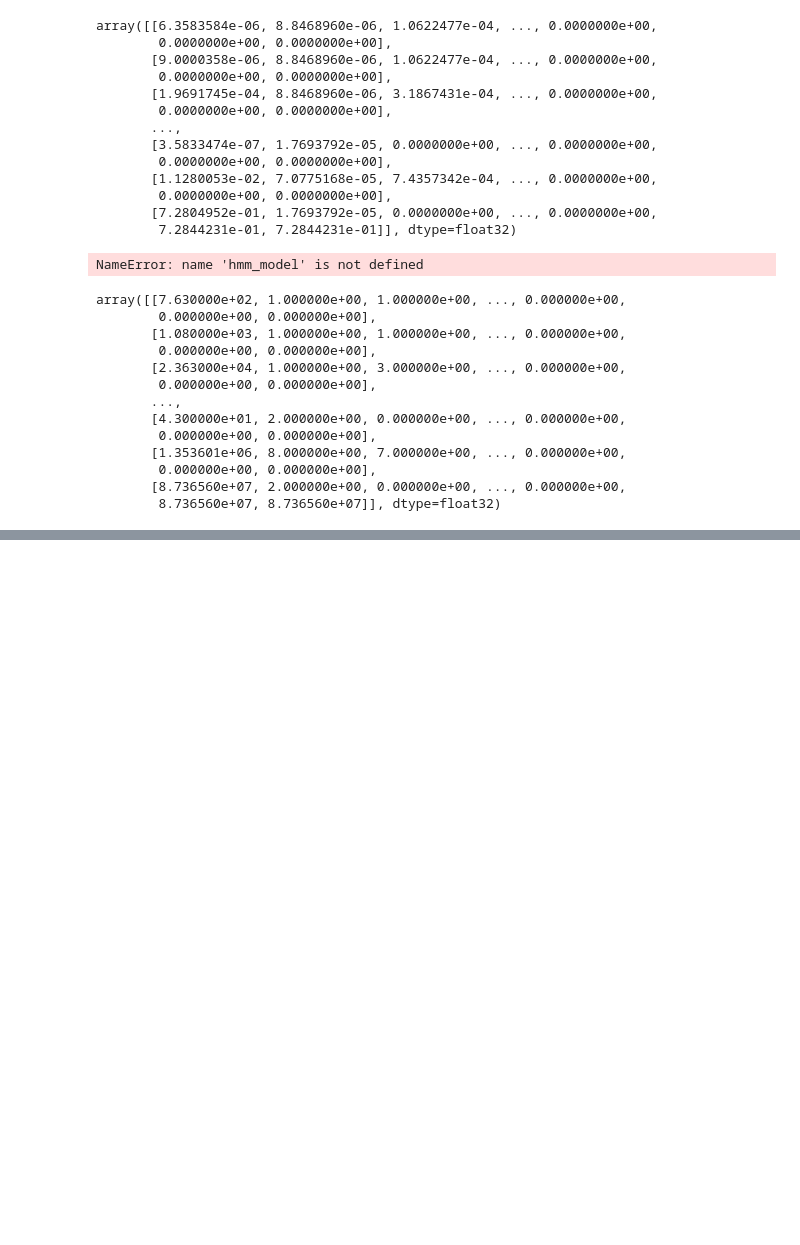
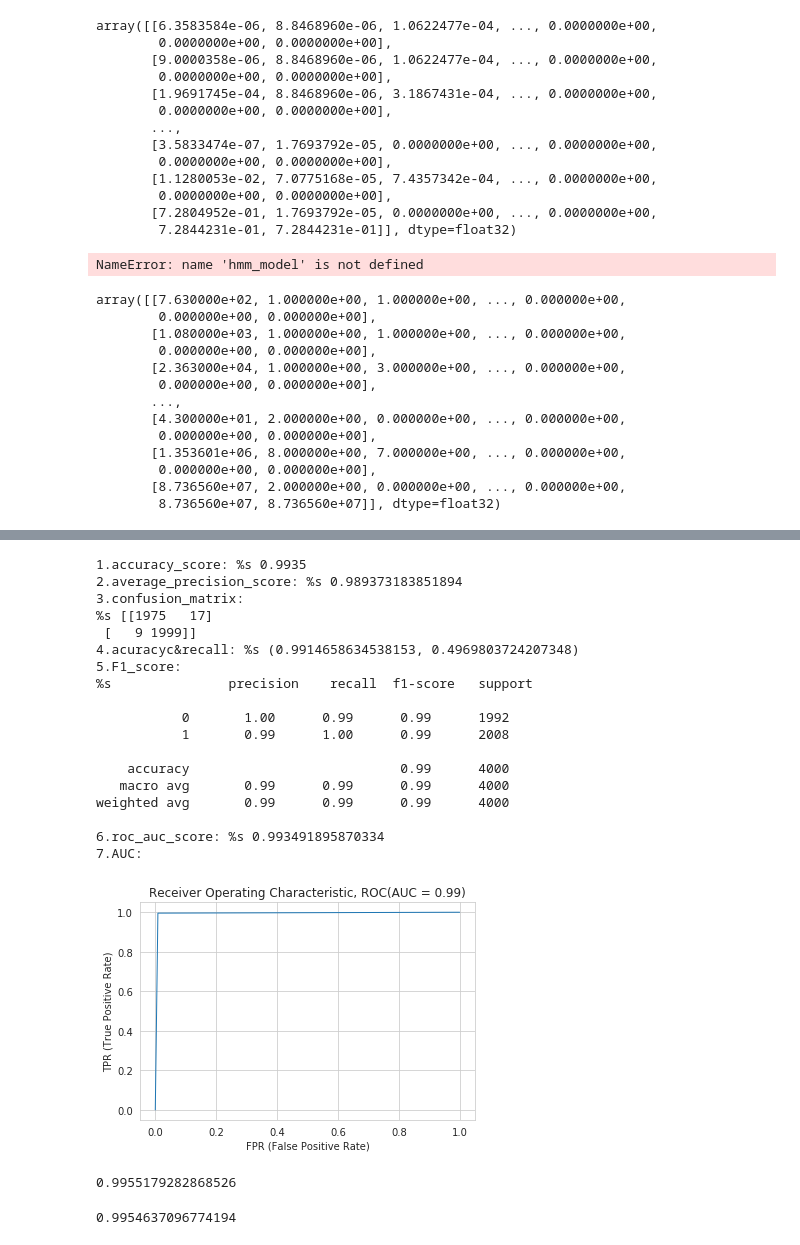
Before and after one commit to lealb/ml_by_python, a Jupyter notebook: study/ddos/ddos_analysize.ipynb, the cells around one changed output, grey strips where cells are left out. Cells and saved outputs as stored; diff of their text form; code cells hidden in the pictures; blank space fills up the shorter version.

```diff
--- a/study/ddos/ddos_analysize.ipynb
+++ b/study/ddos/ddos_analysize.ipynb
@@ -734,0 +704,21 @@ array([[7.630000e+02, 1.000000e+00, 1.000000e+00, ..., 0.000000e+00,
+# %%
+from sklearn.tree import DecisionTreeClassifier
+# entropy
+dt_entropy = DecisionTreeClassifier(criterion='entropy',
+                                  splitter='best',
+                                  max_depth=5,
+                                  min_samples_split=2,
+                                  min_samples_leaf=1,
+                                  min_weight_fraction_leaf=0.0,
+                                  max_features=None,
+                                  random_state=None,
+                                  max_leaf_nodes=None,
+                                  min_impurity_decrease=0.0,
+                                  min_impurity_split=None,
+                                  class_weight=None,
+                                  presort=False)
+# %%
+%%time
+dt_entropy.fit(dt_X_train, dt_y_train)
+y_pred_e = dt_entropy.predict(dt_X_test)
+y_pred_e[:10]
@@ -734,0 +729,31 @@ array([[7.630000e+02, 1.000000e+00, 1.000000e+00, ..., 0.000000e+00,
+# %%
+get_evaluation_index(dt_y_test,y_pred_e)
+# %% [output]
+1.accuracy_score: %s 0.9935
+2.average_precision_score: %s 0.989373183851894
+3.confusion_matrix:
+%s [[1975   17]
+ [   9 1999]]
+4.acuracyc&recall: %s (0.9914658634538153, 0.4969803724207348)
+5.F1_score:
+%s               precision    recall  f1-score   support
+
+           0       1.00      0.99      0.99      1992
+           1       0.99      1.00      0.99      2008
+
+    accuracy                           0.99      4000
+   macro avg       0.99      0.99      0.99      4000
+weighted avg       0.99      0.99      0.99      4000
+
+6.roc_auc_score: %s 0.993491895870334
+7.AUC:
+[figure, added]
+# %%
+from sklearn.metrics import recall_score
+recall_score(dt_y_test,y_pred_e)
+# %% [output]
+0.9955179282868526
+# %%
+1975/(1975+9)
+# %% [output]
+0.9954637096774194
```
Also changed, not shown: parts of 59 cells of this notebook, 3 other files.
